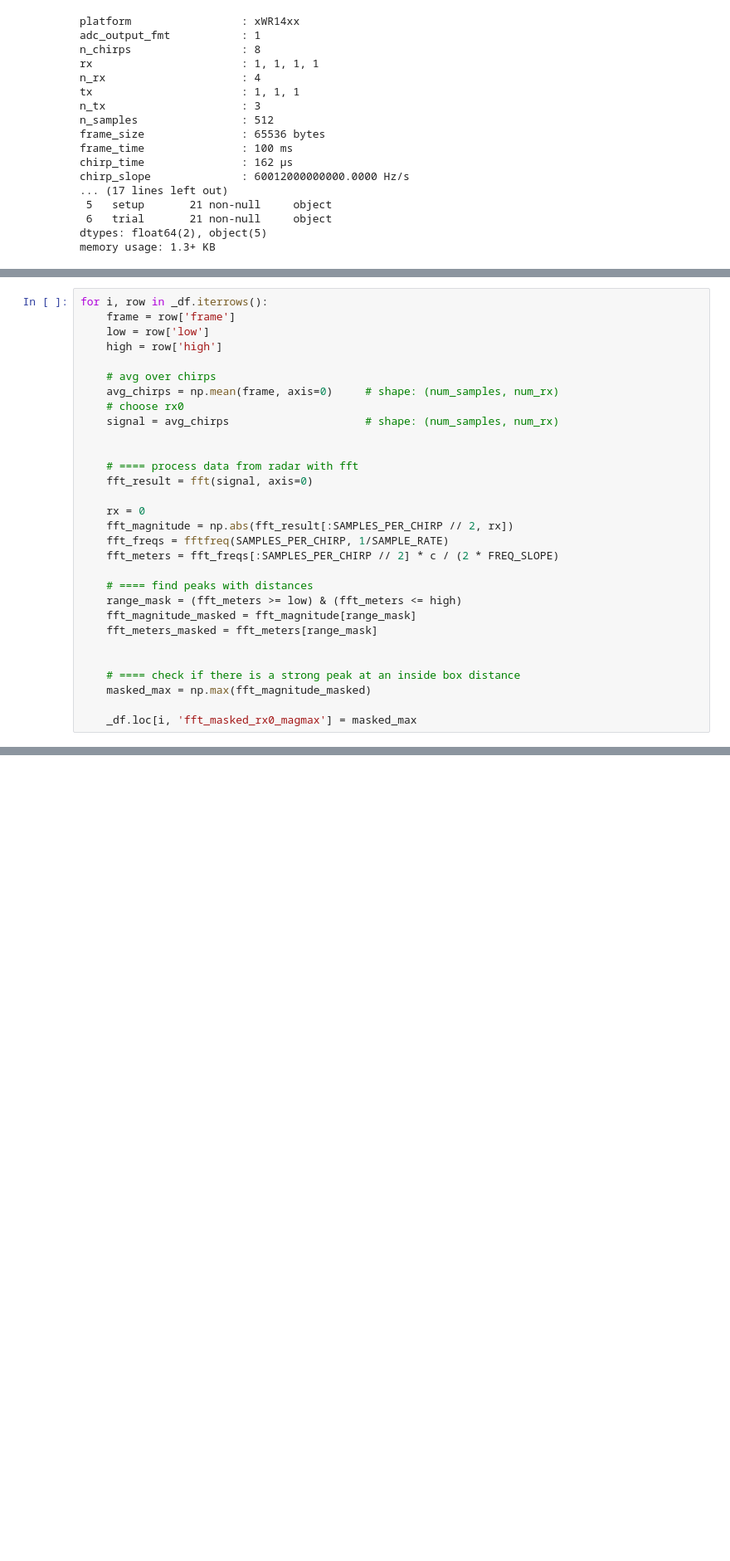
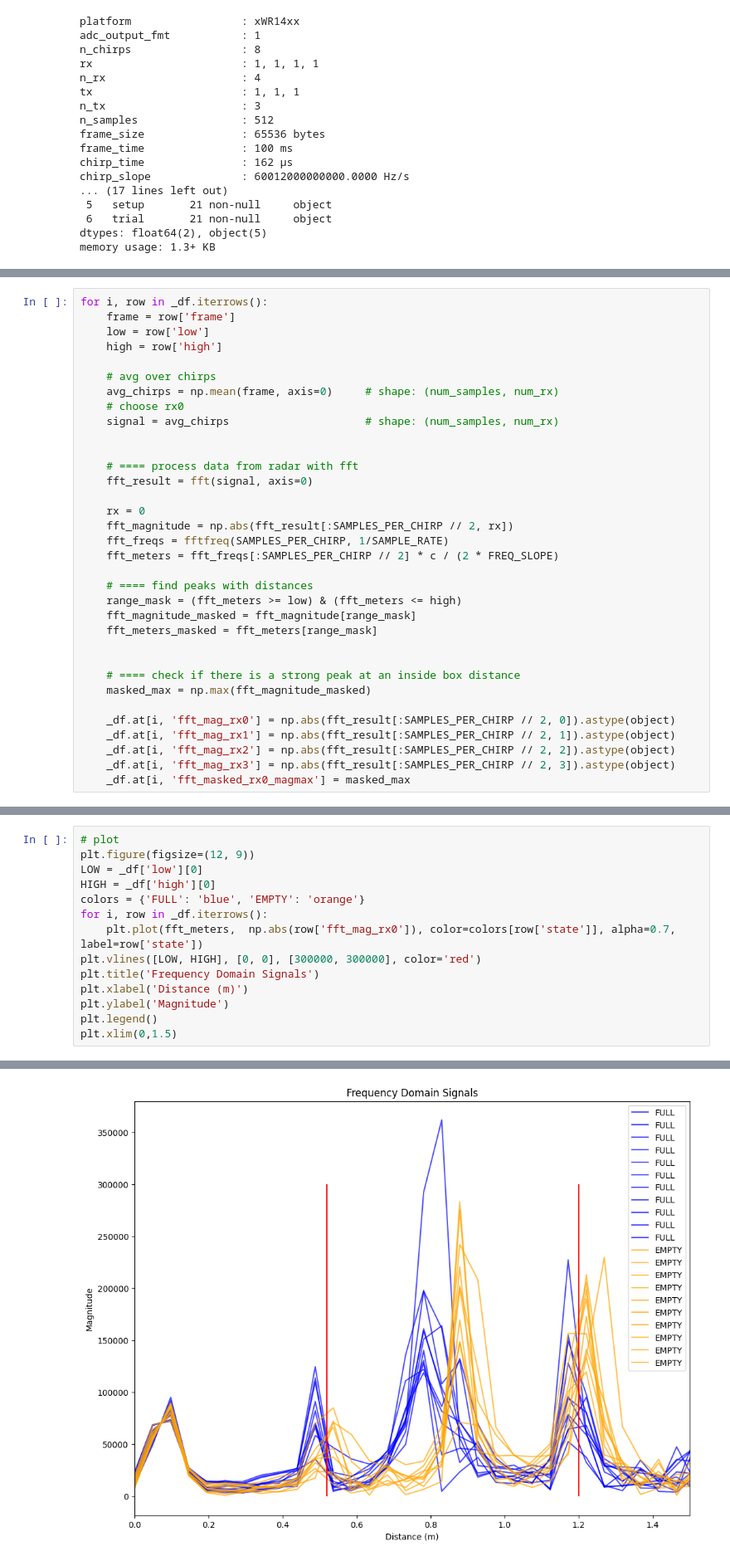
Before and after one commit to arlaptiev/sk_mmwave, a Jupyter notebook: sandbox.ipynb, the cells around one changed output, grey strips where cells are left out. Shown: that part at 83% size. Cells and saved outputs as stored; diff of their text form; blank space fills up the shorter version.

Commit message:
graphs

```diff
--- a/sandbox.ipynb
+++ b/sandbox.ipynb
@@ -353,7 +353,11 @@ for i, row in _df.iterrows():
     # ==== check if there is a strong peak at an inside box distance
     masked_max = np.max(fft_magnitude_masked)
 
-    _df.loc[i, 'fft_masked_rx0_magmax'] = masked_max
+    _df.at[i, 'fft_mag_rx0'] = np.abs(fft_result[:SAMPLES_PER_CHIRP // 2, 0]).astype(object)
+    _df.at[i, 'fft_mag_rx1'] = np.abs(fft_result[:SAMPLES_PER_CHIRP // 2, 1]).astype(object)
+    _df.at[i, 'fft_mag_rx2'] = np.abs(fft_result[:SAMPLES_PER_CHIRP // 2, 2]).astype(object)
+    _df.at[i, 'fft_mag_rx3'] = np.abs(fft_result[:SAMPLES_PER_CHIRP // 2, 3]).astype(object)
+    _df.at[i, 'fft_masked_rx0_magmax'] = masked_max
 # %%
 # distribution of fft_mag_rx0_rangemax by state
 import seaborn as sns
@@ -365,3 +369,18 @@ plt.ylabel('FFT Magnitude Max (RX0)')
 plt.show()
 # %% [output]
 [figure]
+# %%
+# plot
+plt.figure(figsize=(12, 9))
+LOW = _df['low'][0]
+HIGH = _df['high'][0]
+colors = {'FULL': 'blue', 'EMPTY': 'orange'}
+for i, row in _df.iterrows():
+    plt.plot(fft_meters,  np.abs(row['fft_mag_rx0']), color=colors[row['state']], alpha=0.7, label=row['state'])
+plt.vlines([LOW, HIGH], [0, 0], [300000, 300000], color='red')
+plt.title('Frequency Domain Signals')
+plt.xlabel('Distance (m)')
+plt.ylabel('Magnitude')
+plt.legend()
+plt.xlim(0,1.5)
+# %% [output]
@@ -367,0 +388 @@ plt.show()
+[figure, added]
```
Also changed, not shown: parts of 1 cell of this notebook.
